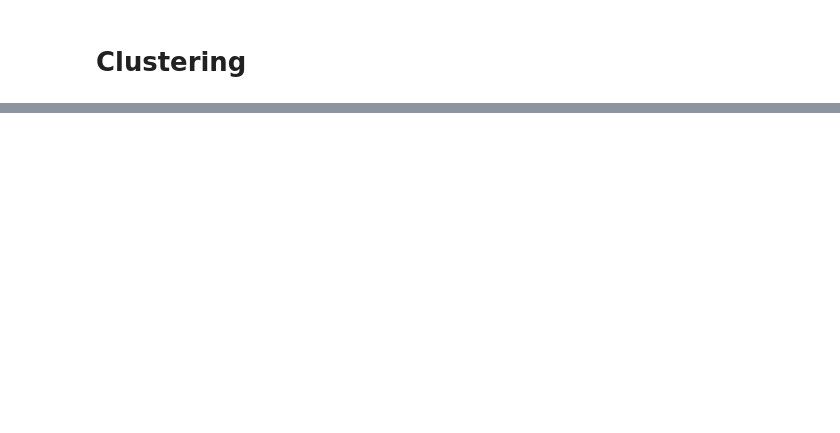
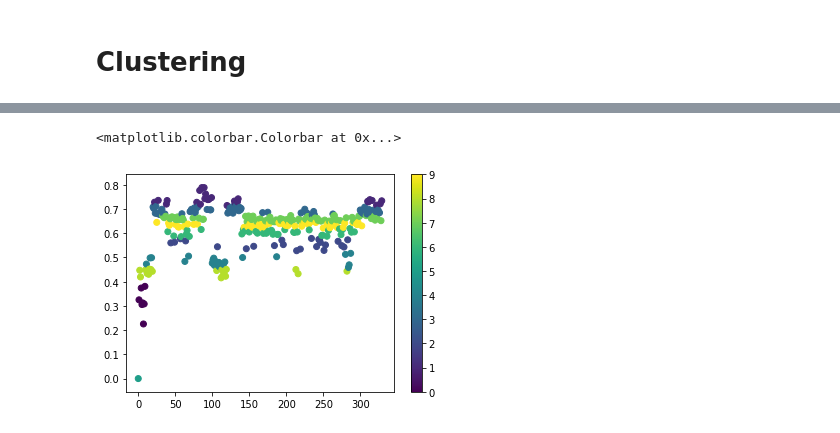
Before and after one commit to hengma1001/Ensembler_lib, a Jupyter notebook: examples/example.ipynb, the cells around one changed output, grey strips where cells are left out. Saved outputs shown, nothing was run; the diff lists cells and outputs as text; code cells hidden in the pictures; blank space fills up the shorter version.

Commit message:
clustering finished

```diff
--- a/examples/example.ipynb
+++ b/examples/example.ipynb
@@ -135,0 +183,2 @@ if rosetta_models_output:
+# %%
+cluster = AgglomerativeClustering(n_clusters=10).fit(rmsds.reshape(-1, 1))
@@ -135,0 +231,6 @@ if rosetta_models_output:
+# %%
+plt.scatter(np.arange(len(rmsds)), rmsds, c=cluster.labels_)
+plt.colorbar()
+# %% [output]
+<matplotlib.colorbar.Colorbar at 0x...>
+[figure, added]
```
Also changed, not shown: parts of 26 cells of this notebook, 15 other files.
